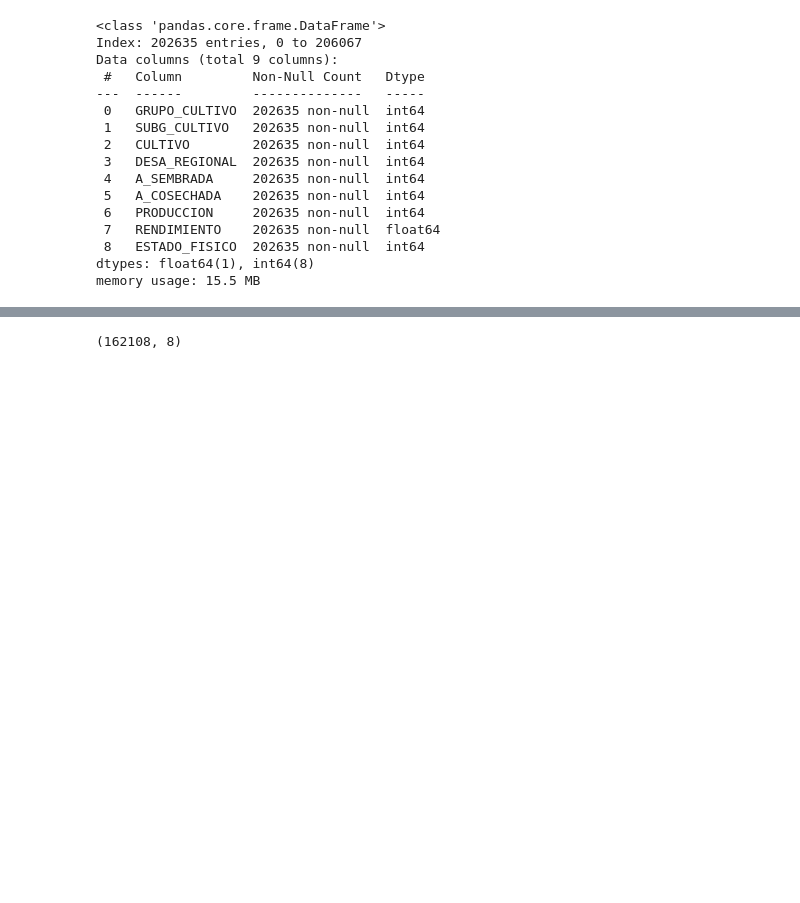
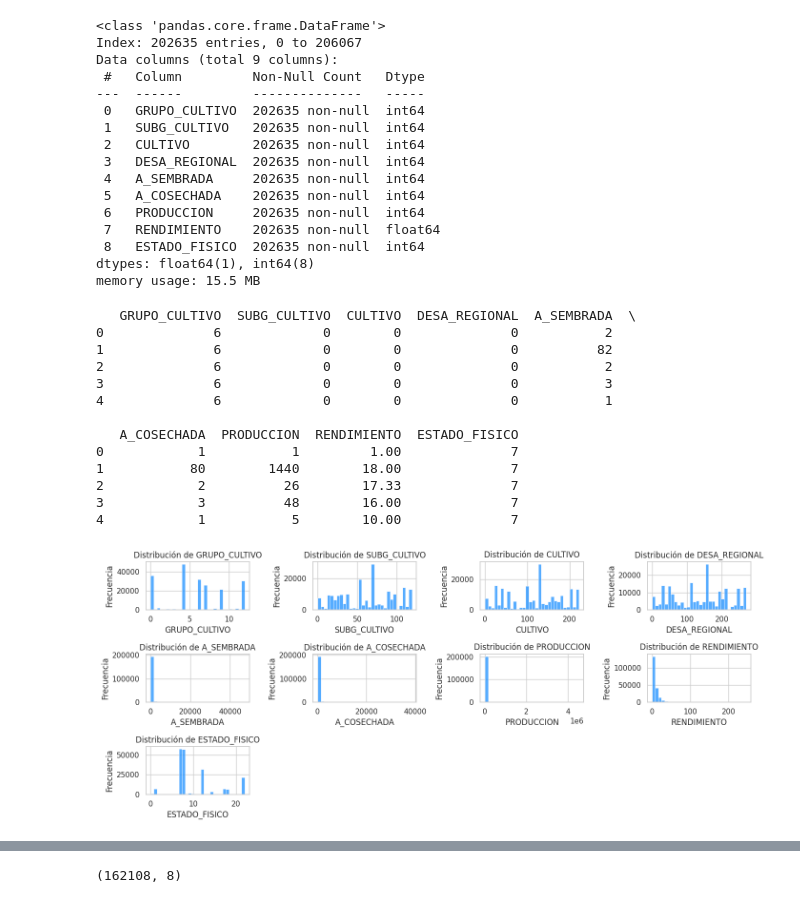
Before and after one commit to Yeco2003/CIP-yeison, a Jupyter notebook: proyectofinalCIP.ipynb, the cells around one changed output, grey strips where cells are left out. Cells and saved outputs as stored; diff of their text form; code cells hidden in the pictures; blank space fills up the shorter version.

```diff
--- a/proyectofinalCIP.ipynb
+++ b/proyectofinalCIP.ipynb
@@ -378,3 +411,51 @@ Data columns (total 9 columns):
  8   ESTADO_FISICO  202635 non-null  int64
 dtypes: float64(1), int64(8)
 memory usage: 15.5 MB
+# %%
+# Importar las librerías necesarias
+import pandas as pd
+import seaborn as sns
+import matplotlib.pyplot as plt
+
+# Verificar las primeras filas del DataFrame
+print(tabla_2.head())
+
+# Seleccionar solo las columnas numéricas
+variables_numericas = tabla_2.select_dtypes(include='number').columns
+
+# Limpiar datos eliminando filas con valores nulos en las variables numéricas
+tabla = tabla_2.dropna(subset=variables_numericas)
+
+# Configuración global de los gráficos
+sns.set(style="whitegrid")
+num_vars = len(variables_numericas)
+cols = 4  # Número de columnas en la cuadrícula
+rows = (num_vars + cols - 1) // cols  # Número de filas en la cuadrícula
+plt.figure(figsize=(14, 2 * rows))  # Ajuste del tamaño de la figura
+
+# Generar histogramas para cada variable numérica
+for i, var in enumerate(variables_numericas):
+    plt.subplot(rows, cols, i+1)
+    sns.histplot(tabla[var], bins=30, color='dodgerblue')
+    plt.title(f'Distribución de {var}')
+    plt.xlabel(var)
+    plt.ylabel('Frecuencia')
+
+# Ajustar el layout y mostrar los gráficos
+plt.tight_layout()
+plt.show()
+# %% [output]
+   GRUPO_CULTIVO  SUBG_CULTIVO  CULTIVO  DESA_REGIONAL  A_SEMBRADA  \
+0              6             0        0              0           2
+1              6             0        0              0          82
+2              6             0        0              0           2
+3              6             0        0              0           3
+4              6             0        0              0           1
+
+   A_COSECHADA  PRODUCCION  RENDIMIENTO  ESTADO_FISICO
+0            1           1         1.00              7
+1           80        1440        18.00              7
+2            2          26        17.33              7
+3            3          48        16.00              7
+4            1           5        10.00              7
+[figure, added]
```
Also changed, not shown: parts of 18 cells of this notebook.
